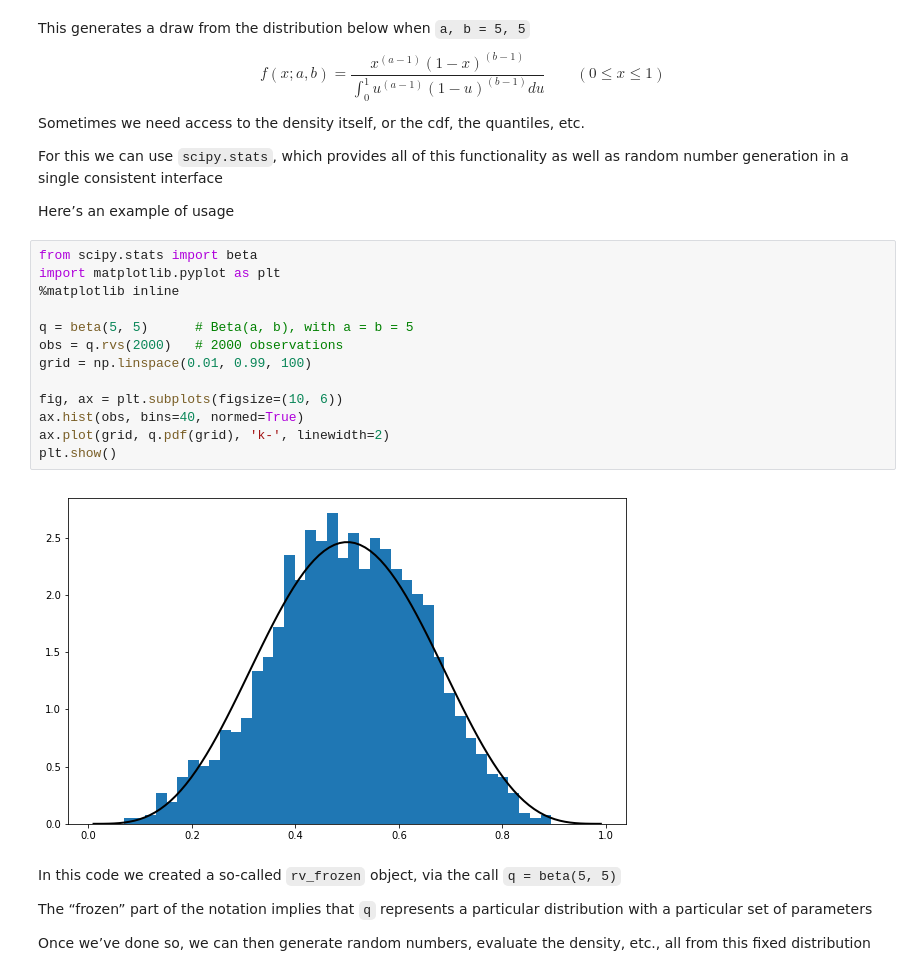
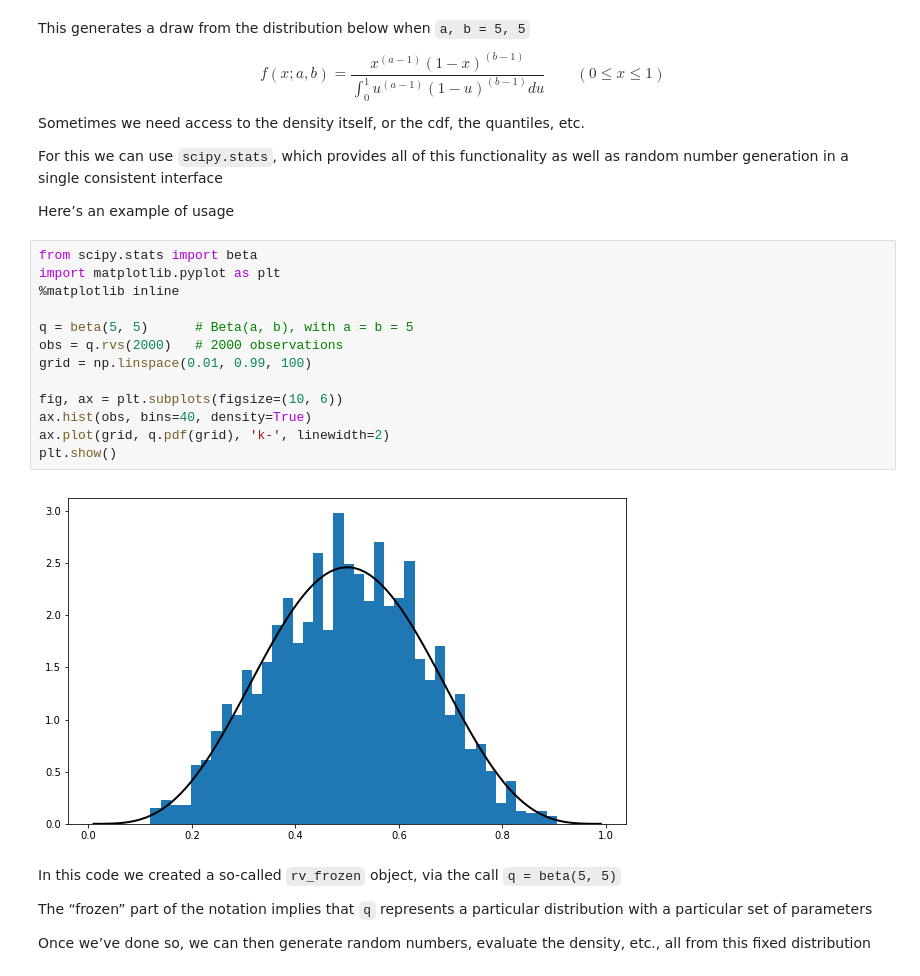
Before and after one commit to QuantEcon/quantecon-notebooks-python, a Jupyter notebook: scipy.ipynb, the cells around one changed output. Cells and saved outputs as stored; diff of their text form.

Commit message:
Remove verbose arg from bisect(), replace normed with density in hist(), and set random seed.

```diff
--- a/scipy.ipynb
+++ b/scipy.ipynb
@@ -124,18 +125,18 @@ Here’s an example of usage
 # %%
 from scipy.stats import beta
 import matplotlib.pyplot as plt
 %matplotlib inline
 
 q = beta(5, 5)      # Beta(a, b), with a = b = 5
 obs = q.rvs(2000)   # 2000 observations
 grid = np.linspace(0.01, 0.99, 100)
 
 fig, ax = plt.subplots(figsize=(10, 6))
-ax.hist(obs, bins=40, normed=True)
+ax.hist(obs, bins=40, density=True)
 ax.plot(grid, q.pdf(grid), 'k-', linewidth=2)
 plt.show()
 # %% [output]
-[figure, old version]
+[figure, new version]
 # %% [markdown]
 In this code we created a so-called `rv_frozen` object, via the call `q = beta(5, 5)`
 
```
Also changed, not shown: parts of 7 cells of this notebook.
